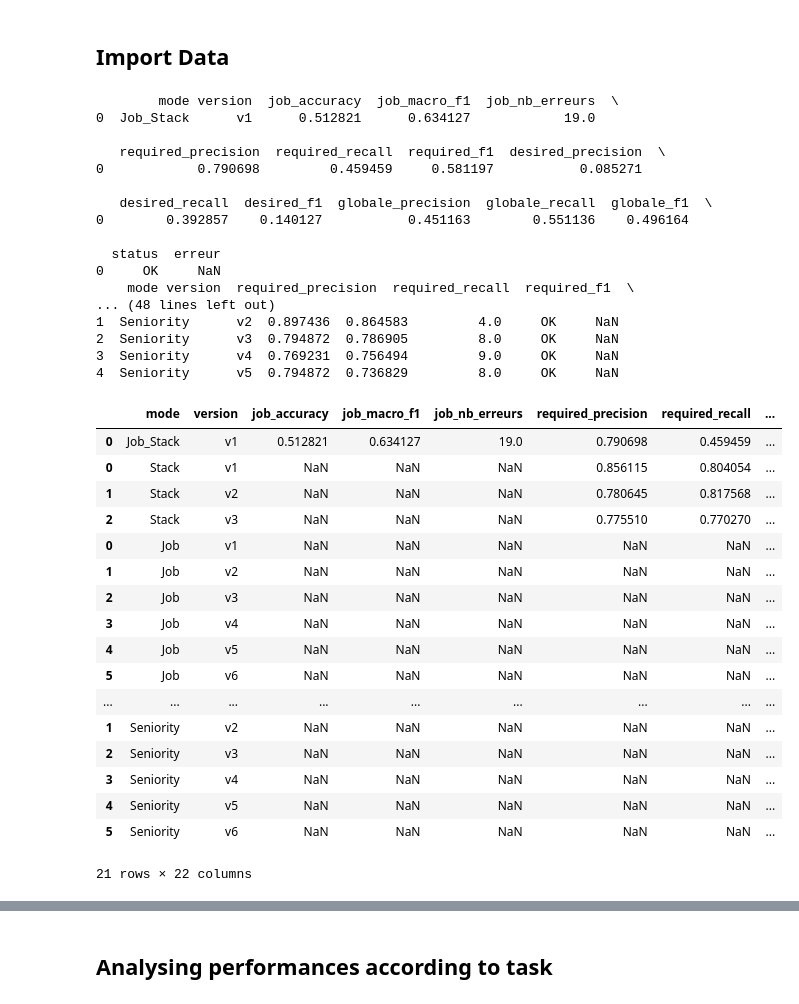
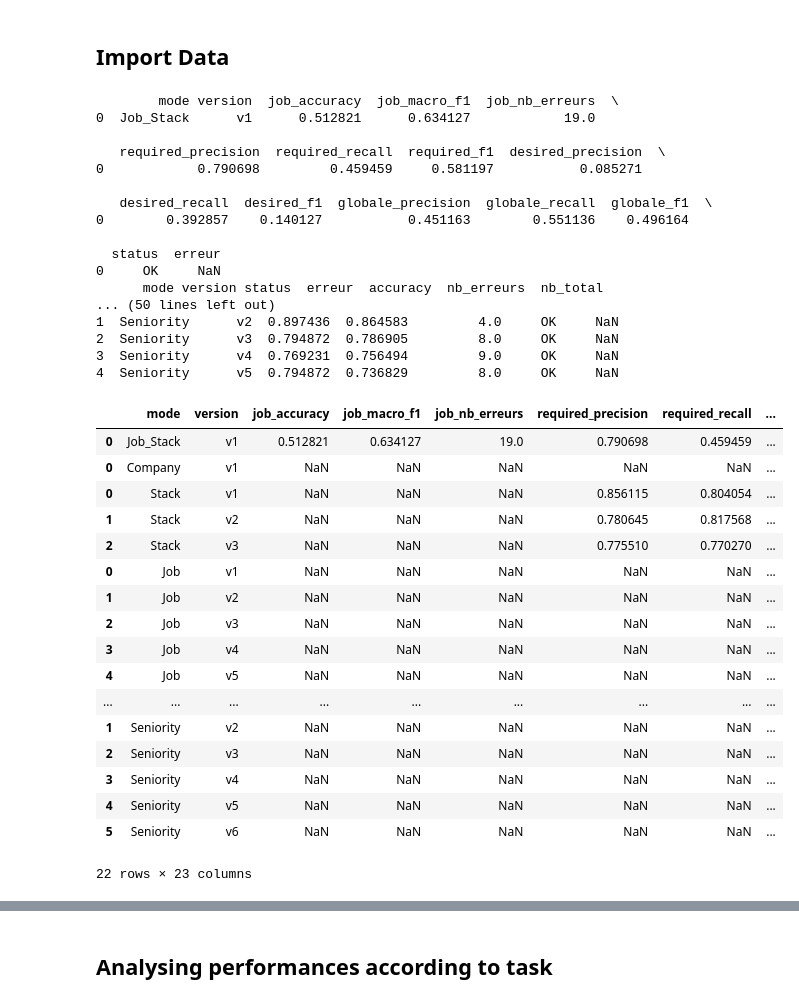
Before and after one commit to sebastiannati/Job-Market-Intelligence, a Jupyter notebook: Performances_analysis.ipynb, the cells around one changed output, grey strips where cells are left out. Cells and saved outputs as stored; diff of their text form; code cells hidden in the pictures.

Commit message:
Correction des imports des fichiers et de bug dans llm.py qui donnait les mauvaises colonnes au llm pour l'extraction de l'entrerpise, calcul des performances terminé

```diff
--- a/Performances_analysis.ipynb
+++ b/Performances_analysis.ipynb
@@ -6,41 +6,42 @@ Dans ce notebook je vais importer les scores des différents scripts pour pouvoi
 ## Import Data
 # %%
 import glob
-
+import numpy as np
 import pandas as pd
 from pathlib import Path
 
-test_scores = glob.glob("src/extraction/evaluation_llm/test/*.csv")
+test_scores = glob.glob("src/transformation/evaluation_llm/test/*.csv")
 
 df = pd.DataFrame()
 for fichier in test_scores:
     temp_df = pd.read_csv(fichier)
 
     print(temp_df.head())
 
     df = pd.concat([df,temp_df])
 
 df
 # %% [output]
         mode version  job_accuracy  job_macro_f1  job_nb_erreurs  \
 0  Job_Stack      v1      0.512821      0.634127            19.0
 
    required_precision  required_recall  required_f1  desired_precision  \
 0            0.790698         0.459459     0.581197           0.085271
 
    desired_recall  desired_f1  globale_precision  globale_recall  globale_f1  \
 0        0.392857    0.140127           0.451163        0.551136    0.496164
 
   status  erreur
 0     OK     NaN
-    mode version  required_precision  required_recall  required_f1  \
-... (48 lines left out)
+      mode version status  erreur  accuracy  nb_erreurs  nb_total
+... (50 lines left out)
 1  Seniority      v2  0.897436  0.864583         4.0     OK     NaN
 2  Seniority      v3  0.794872  0.786905         8.0     OK     NaN
 3  Seniority      v4  0.769231  0.756494         9.0     OK     NaN
 4  Seniority      v5  0.794872  0.736829         8.0     OK     NaN
 |  | mode | version | job_accuracy | job_macro_f1 | job_nb_erreurs | required_precision | required_recall | ... |
 | 0 | Job_Stack | v1 | 0.512821 | 0.634127 | 19.0 | 0.790698 | 0.459459 | ... |
+| 0 | Company | v1 | NaN | NaN | NaN | NaN | NaN | ... |
 | 0 | Stack | v1 | NaN | NaN | NaN | 0.856115 | 0.804054 | ... |
 | 1 | Stack | v2 | NaN | NaN | NaN | 0.780645 | 0.817568 | ... |
 | 2 | Stack | v3 | NaN | NaN | NaN | 0.775510 | 0.770270 | ... |
@@ -49,14 +50,13 @@ df
 | 2 | Job | v3 | NaN | NaN | NaN | NaN | NaN | ... |
 | 3 | Job | v4 | NaN | NaN | NaN | NaN | NaN | ... |
 | 4 | Job | v5 | NaN | NaN | NaN | NaN | NaN | ... |
-| 5 | Job | v6 | NaN | NaN | NaN | NaN | NaN | ... |
 | ... | ... | ... | ... | ... | ... | ... | ... | ... |
 | 1 | Seniority | v2 | NaN | NaN | NaN | NaN | NaN | ... |
 | 2 | Seniority | v3 | NaN | NaN | NaN | NaN | NaN | ... |
 | 3 | Seniority | v4 | NaN | NaN | NaN | NaN | NaN | ... |
 | 4 | Seniority | v5 | NaN | NaN | NaN | NaN | NaN | ... |
 | 5 | Seniority | v6 | NaN | NaN | NaN | NaN | NaN | ... |
-21 rows × 22 columns
+22 rows × 23 columns
 # %%
 
 metrics = ["accuracy", "macro_f1", "nb_erreurs"]
```
Also changed, not shown: parts of 6 cells of this notebook, 9 other files.
